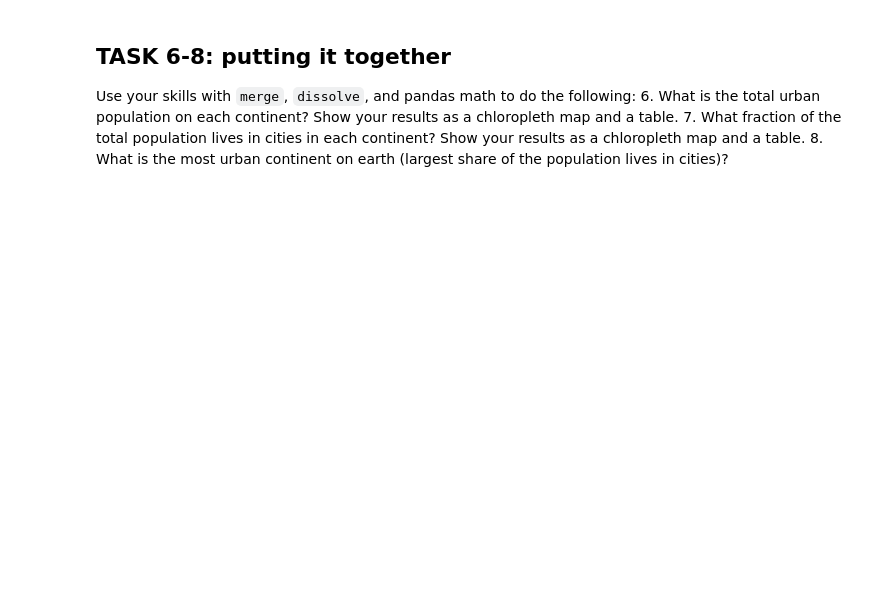
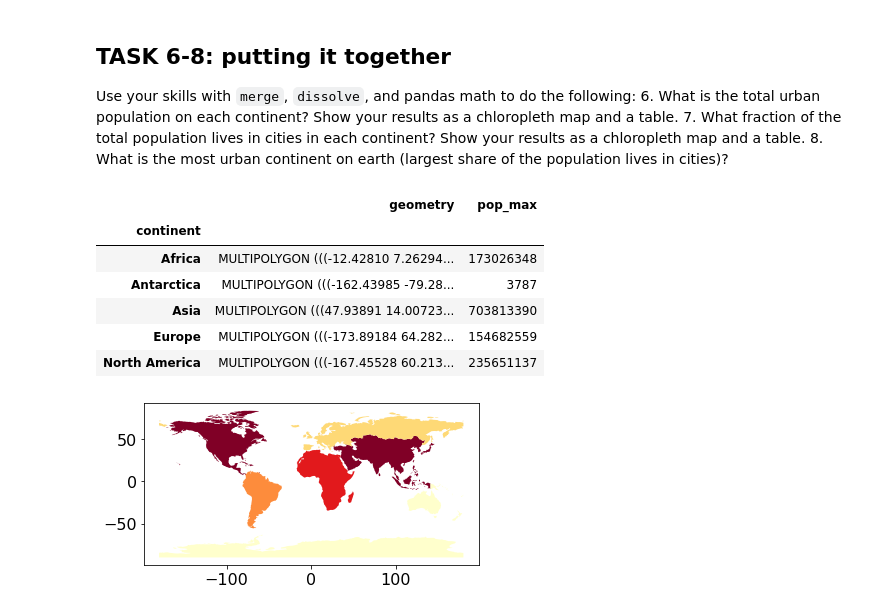
Before and after one commit to BenjaminGuerreroLewin/EnvDatSci22, a Jupyter notebook: VectorData101.ipynb, the cells around one changed output. Drawn from its saved outputs; the diff is of its cells as text; code cells hidden in the pictures; blank space fills up the shorter version.

```diff
--- a/VectorData101.ipynb
+++ b/VectorData101.ipynb
@@ -736,0 +702,32 @@ Use your skills with `merge`, `dissolve`, and pandas math to do the following:
+# %%
+ # Task 6 code here:
+# What is the total urban population on each continent? Show your results as a chloropleth map and a table.
+
+# Re-read datasets
+cities = gpd.read_file(populated_places_path)
+world = gpd.read_file(gpd.datasets.get_path('naturalearth_lowres'))
+
+# Select only the attributes we're interested in
+cities = cities[['name', 'sov_a3', 'pop_max']]
+continent = world[['iso_a3', 'geometry', 'continent']]
+
+# Merge
+cities = continent.merge(cities, left_on='iso_a3', right_on='sov_a3')
+
+# Select only the attributes we're interested in
+cities = cities[['continent', 'geometry', 'pop_max']]
+
+# Dissolve into country aggregates, collecting the sum of other attributes
+urban = cities.dissolve(by='continent', aggfunc='sum')
+
+urban.plot(column = 'pop_max', scheme='quantiles', cmap='YlOrRd');
+urban.head()
+# %% [output]
+|  | geometry | pop_max |
+| continent |  |  |
+| Africa | MULTIPOLYGON (((-12.42810 7.26294... | 173026348 |
+| Antarctica | MULTIPOLYGON (((-162.43985 -79.28... | 3787 |
+| Asia | MULTIPOLYGON (((47.93891 14.00723... | 703813390 |
+| Europe | MULTIPOLYGON (((-173.89184 64.282... | 154682559 |
+| North America | MULTIPOLYGON (((-167.45528 60.213... | 235651137 |
+[figure, added]
```
Also changed, not shown: parts of 29 cells of this notebook.
